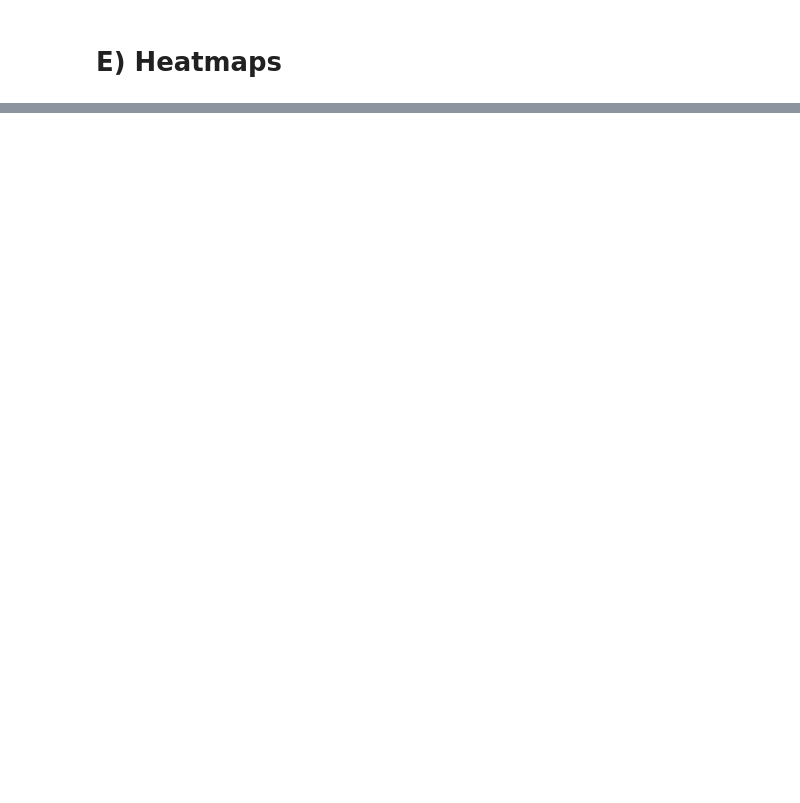
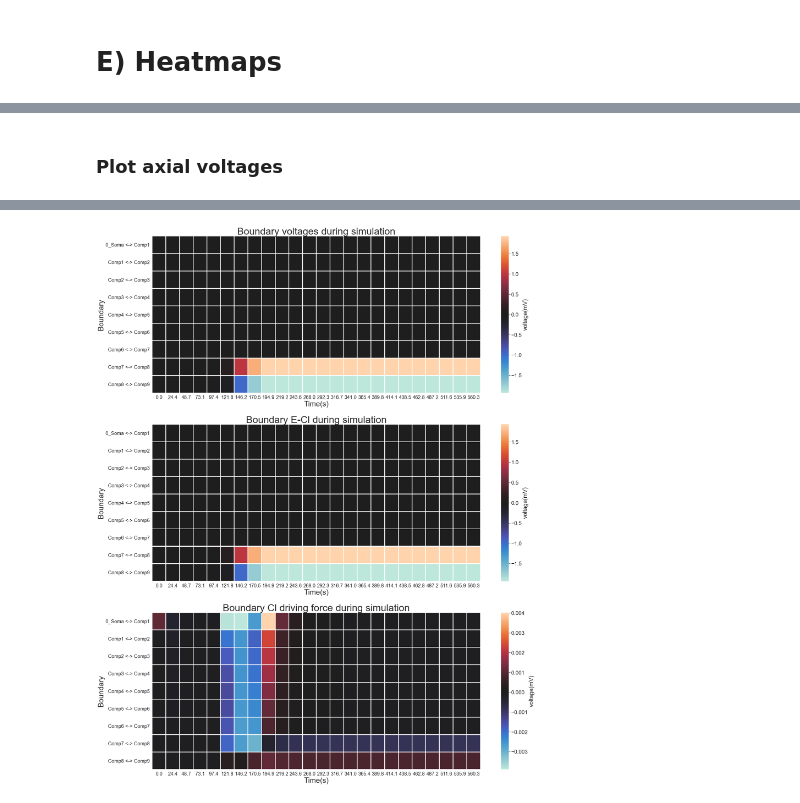
Before and after one commit to TrellixVulnTeam/MSc-Computational-Neuroscience-Repo_ZR8H, a Jupyter notebook: Multicompartment Trials/Graphing_V2.ipynb, the cells around one changed output, grey strips where cells are left out. Cells and saved outputs as stored; diff of their text form; code cells hidden in the pictures; blank space fills up the shorter version.

```diff
--- a/Multicompartment Trials/Graphing_V2.ipynb
+++ b/Multicompartment Trials/Graphing_V2.ipynb
@@ -2508,0 +2819,48 @@ HBox(children=(Button(button_style='info', description='Compare voltages', style
+# %% [markdown]
+### Plot axial voltages
+# %%
+#######################################
+# GUI
+
+btn_axial_voltages = widgets.Button(description='plot axial voltages ', button_style='info')
+output_axial_voltages = widgets.Output()
+display(btn_axial_voltages, output_axial_voltages)
+
+######################################
+bound_names_arr = [comp_names_arr[i] + ' <-> ' + comp_names_arr[i+1] for i in range(len(comp_names_arr)-1)]
+
+
+def btn_axial_voltages_clicked(b):
+
+    f_axial_voltages, (ax_v_bound, ax_e_cl_bound, ax_df_cl_bound) = mplt.subplots(3 , 1 , figsize=( 30 , 40 ))
+
+
+    g_v_bound = sns.heatmap(v_bound_arr,cmap="icefire", linewidth=2,cbar_kws={'label':'voltage(mV)'},cbar=True,ax=ax_v_bound)
+    g_v_bound.set_yticklabels(bound_names_arr, fontsize=20, rotation=0)
+    g_v_bound.set_xticklabels(x_ax_labels, fontsize=20)
+    g_v_bound.set_title("Boundary voltages during simulation", fontsize=40)
+    g_v_bound.set_xlabel("Time(s)", fontsize=30)
+    g_v_bound.set_ylabel("Boundary", fontsize=30)
+
+    g_e_cl_bound = sns.heatmap(e_cl_bound_arr,cmap="icefire", linewidth=2,cbar_kws={'label':'voltage(mV)'},cbar=True,ax=ax_e_cl_bound)
+    g_e_cl_bound.set_yticklabels(bound_names_arr, fontsize=20, rotation=0)
+    g_e_cl_bound.set_xticklabels(x_ax_labels, fontsize=20)
+    g_e_cl_bound.set_title("Boundary E-Cl during simulation", fontsize=40)
+    g_e_cl_bound.set_xlabel("Time(s)", fontsize=30)
+    g_e_cl_bound.set_ylabel("Boundary", fontsize=30)
+
+    g_df_cl_bound = sns.heatmap(df_cl_bound_arr,cmap="icefire", linewidth=2,cbar_kws={'label':'voltage(mV)'},cbar=True,ax=ax_df_cl_bound)
+    g_df_cl_bound.set_yticklabels(bound_names_arr, fontsize=20, rotation=0)
+    g_df_cl_bound.set_xticklabels(x_ax_labels, fontsize=20)
+    g_df_cl_bound.set_title("Boundary Cl driving force during simulation", fontsize=40)
+    g_df_cl_bound.set_xlabel("Time(s)", fontsize=30)
+    g_df_cl_bound.set_ylabel("Boundary", fontsize=30)
+
+
+
+    mplt.show()
+
+
+######################################
+btn_axial_voltages.on_click(btn_axial_voltages_clicked)
+# %% [output]
@@ -2508,0 +2869 @@ HBox(children=(Button(button_style='info', description='Compare voltages', style
+[figure, added]
```
Also changed, not shown: parts of 17 cells of this notebook, 5 other files.
